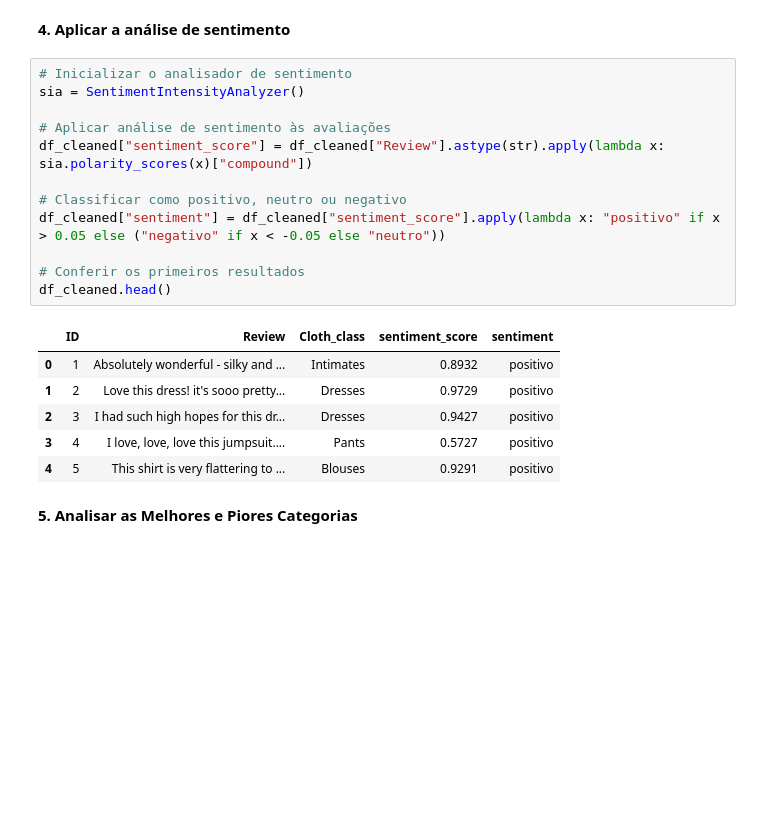
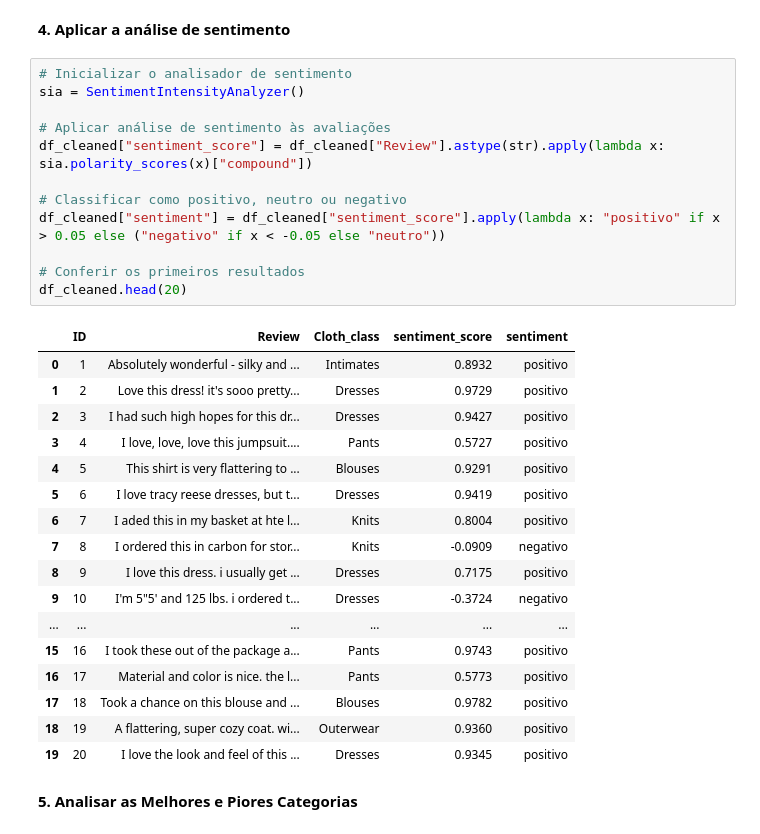
Before and after one commit to brunomelorv/amazon-reviews-analysis, a Jupyter notebook: clothing.ipynb, the cells around one changed output. Saved outputs shown, nothing was run; the diff lists cells and outputs as text; blank space fills up the shorter version.

```diff
--- a/clothing.ipynb
+++ b/clothing.ipynb
@@ -118,22 +115,33 @@ df_cleaned.head(100)
 # %%
 # Inicializar o analisador de sentimento
 sia = SentimentIntensityAnalyzer()
 
 # Aplicar análise de sentimento às avaliações
 df_cleaned["sentiment_score"] = df_cleaned["Review"].astype(str).apply(lambda x: sia.polarity_scores(x)["compound"])
 
 # Classificar como positivo, neutro ou negativo
 df_cleaned["sentiment"] = df_cleaned["sentiment_score"].apply(lambda x: "positivo" if x > 0.05 else ("negativo" if x < -0.05 else "neutro"))
 
 # Conferir os primeiros resultados
-df_cleaned.head()
+df_cleaned.head(20)
 # %% [output]
 |  | ID | Review | Cloth_class | sentiment_score | sentiment |
 | 0 | 1 | Absolutely wonderful - silky and ... | Intimates | 0.8932 | positivo |
 | 1 | 2 | Love this dress! it's sooo pretty... | Dresses | 0.9729 | positivo |
 | 2 | 3 | I had such high hopes for this dr... | Dresses | 0.9427 | positivo |
 | 3 | 4 | I love, love, love this jumpsuit.... | Pants | 0.5727 | positivo |
 | 4 | 5 | This shirt is very flattering to ... | Blouses | 0.9291 | positivo |
+| 5 | 6 | I love tracy reese dresses, but t... | Dresses | 0.9419 | positivo |
+| 6 | 7 | I aded this in my basket at hte l... | Knits | 0.8004 | positivo |
+| 7 | 8 | I ordered this in carbon for stor... | Knits | -0.0909 | negativo |
+| 8 | 9 | I love this dress. i usually get ... | Dresses | 0.7175 | positivo |
+| 9 | 10 | I'm 5"5' and 125 lbs. i ordered t... | Dresses | -0.3724 | negativo |
+| ... | ... | ... | ... | ... | ... |
+| 15 | 16 | I took these out of the package a... | Pants | 0.9743 | positivo |
+| 16 | 17 | Material and color is nice. the l... | Pants | 0.5773 | positivo |
+| 17 | 18 | Took a chance on this blouse and ... | Blouses | 0.9782 | positivo |
+| 18 | 19 | A flattering, super cozy coat. wi... | Outerwear | 0.9360 | positivo |
+| 19 | 20 | I love the look and feel of this ... | Dresses | 0.9345 | positivo |
 # %% [markdown]
 **5. Analisar as Melhores e Piores Categorias**
 # %%
```
Also changed, not shown: parts of 3 cells of this notebook.
